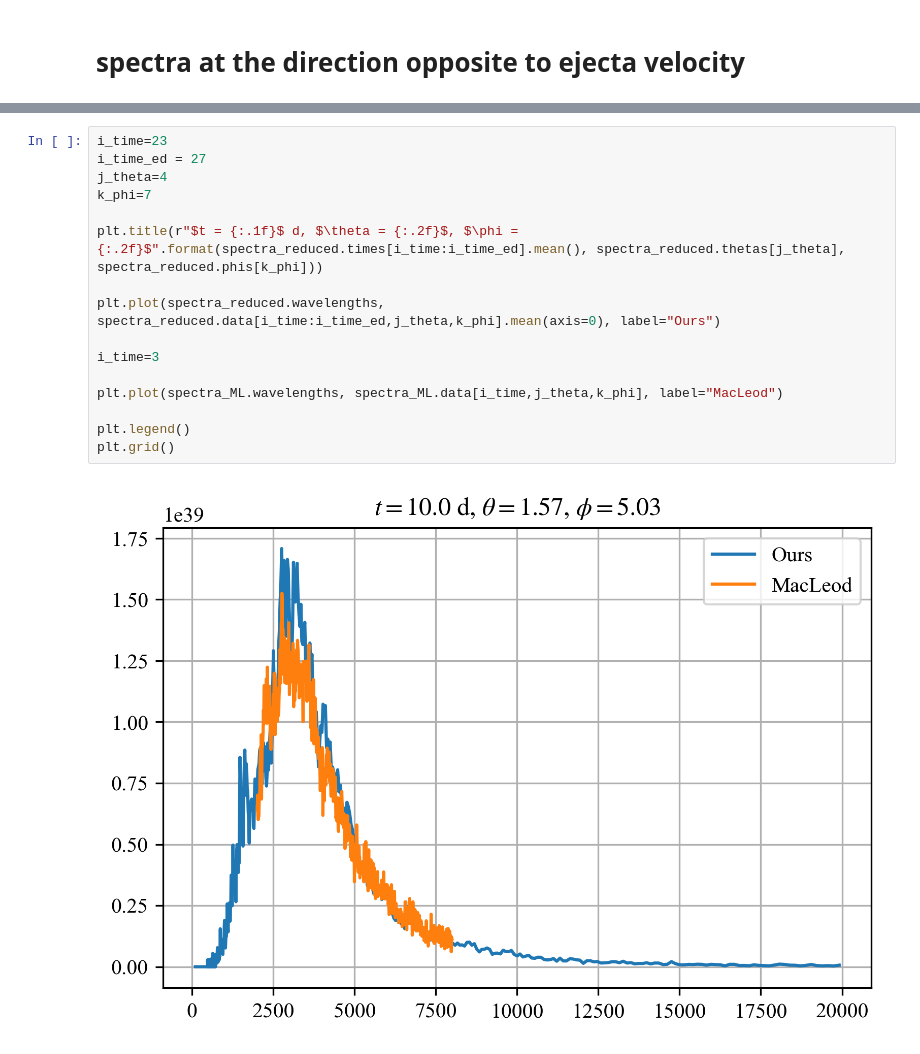
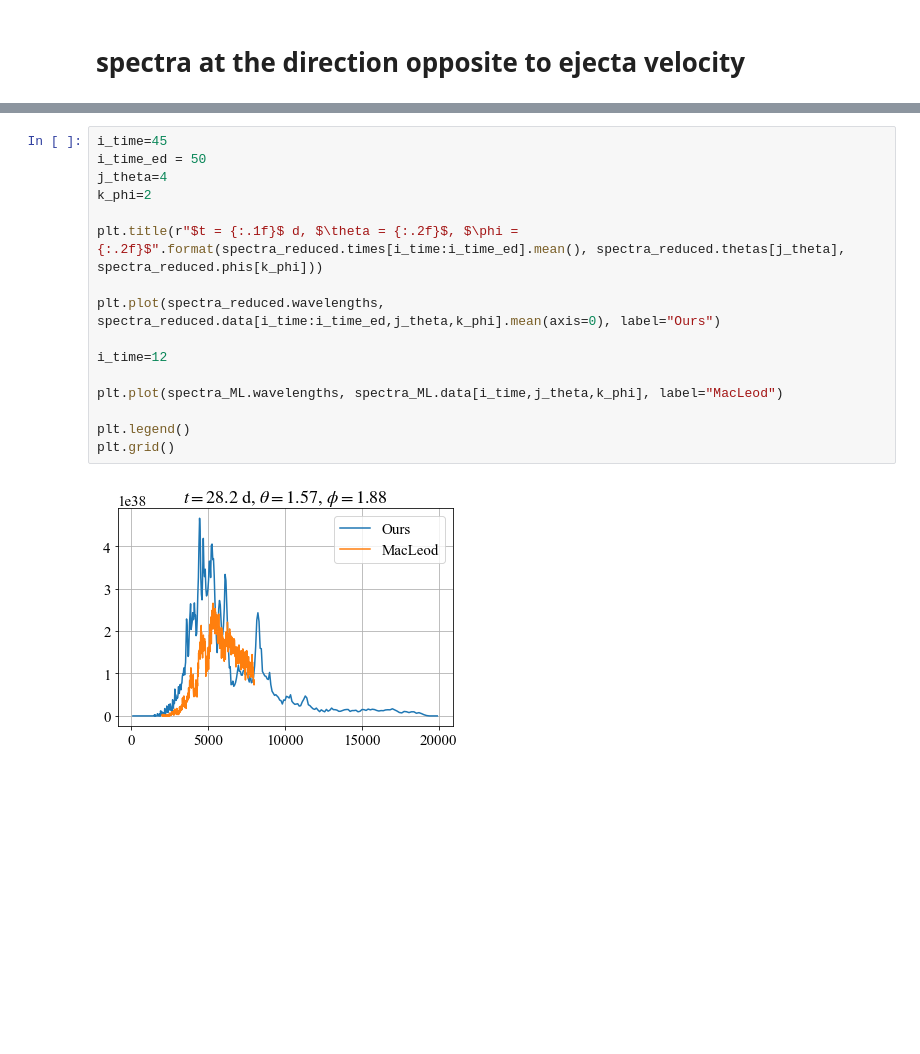
Before and after one commit to KjrKwn/photons, a Jupyter notebook: analysis/python/plot.ipynb, the cells around one changed output, grey strips where cells are left out. Saved outputs shown, nothing was run; the diff lists cells and outputs as text; blank space fills up the shorter version.

```diff
--- a/analysis/python/plot.ipynb
+++ b/analysis/python/plot.ipynb
@@ -226,18 +238,18 @@ Text(0.5, 1.0, 'solid: ours, dotted: MacLeod')
 # %%
-i_time=23
-i_time_ed = 27
+i_time=45
+i_time_ed = 50
 j_theta=4
-k_phi=7
+k_phi=2
 
 plt.title(r"$t = {:.1f}$ d, $\theta = {:.2f}$, $\phi = {:.2f}$".format(spectra_reduced.times[i_time:i_time_ed].mean(), spectra_reduced.thetas[j_theta], spectra_reduced.phis[k_phi]))
 
 plt.plot(spectra_reduced.wavelengths, spectra_reduced.data[i_time:i_time_ed,j_theta,k_phi].mean(axis=0), label="Ours")
 
-i_time=3
+i_time=12
 
 plt.plot(spectra_ML.wavelengths, spectra_ML.data[i_time,j_theta,k_phi], label="MacLeod")
 
 plt.legend()
 plt.grid()
 # %% [output]
-[figure, old version]
+[figure, new version]
```
Also changed, not shown: parts of 19 cells of this notebook, 1 other file.
